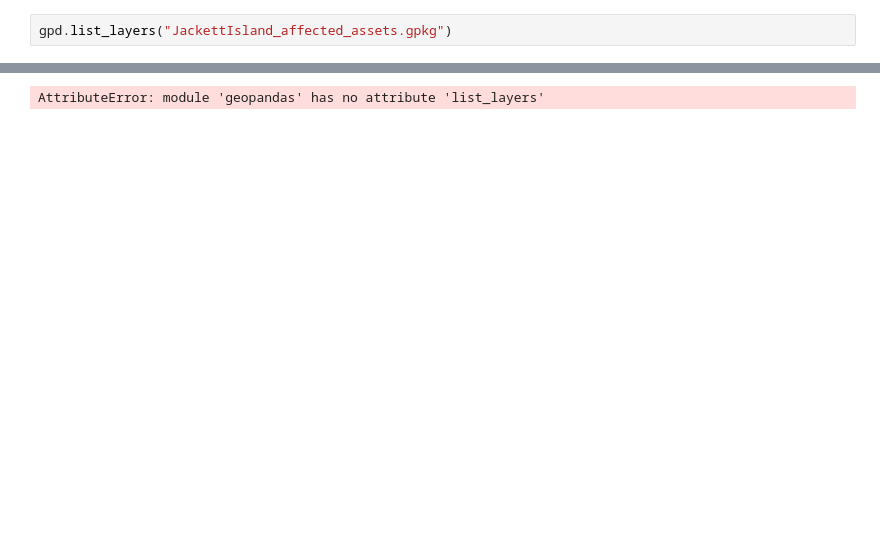
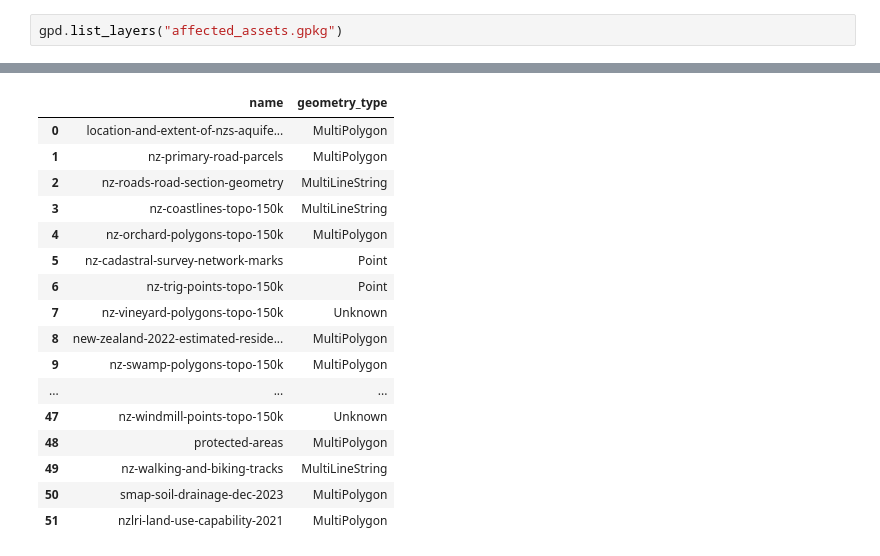
Before and after one commit to RNC-Research-Group/CliffErosion_Projections, a Jupyter notebook: Risk_Assessment.ipynb, the cells around one changed output, grey strips where cells are left out. Drawn from its saved outputs; the diff is of its cells as text; blank space fills up the shorter version.

```diff
--- a/Risk_Assessment.ipynb
+++ b/Risk_Assessment.ipynb
@@ -104,3 +89,3 @@ Now processing nz-swamp-polygons-topo-150k
 # %%
-gpd.list_layers("JackettIsland_affected_assets.gpkg")
+gpd.list_layers("affected_assets.gpkg")
 # %% [output]
@@ -108 +93,17 @@ gpd.list_layers("JackettIsland_affected_assets.gpkg")
-AttributeError: module 'geopandas' has no attribute 'list_layers'
+|  | name | geometry_type |
+| 0 | location-and-extent-of-nzs-aquife... | MultiPolygon |
+| 1 | nz-primary-road-parcels | MultiPolygon |
+| 2 | nz-roads-road-section-geometry | MultiLineString |
+| 3 | nz-coastlines-topo-150k | MultiLineString |
+| 4 | nz-orchard-polygons-topo-150k | MultiPolygon |
+| 5 | nz-cadastral-survey-network-marks | Point |
+| 6 | nz-trig-points-topo-150k | Point |
+| 7 | nz-vineyard-polygons-topo-150k | Unknown |
+| 8 | new-zealand-2022-estimated-reside... | MultiPolygon |
+| 9 | nz-swamp-polygons-topo-150k | MultiPolygon |
+| ... | ... | ... |
+| 47 | nz-windmill-points-topo-150k | Unknown |
+| 48 | protected-areas | MultiPolygon |
+| 49 | nz-walking-and-biking-tracks | MultiLineString |
+| 50 | smap-soil-drainage-dec-2023 | MultiPolygon |
+| 51 | nzlri-land-use-capability-2021 | MultiPolygon |
```
Also changed, not shown: parts of 7 cells of this notebook, 5 other files.
